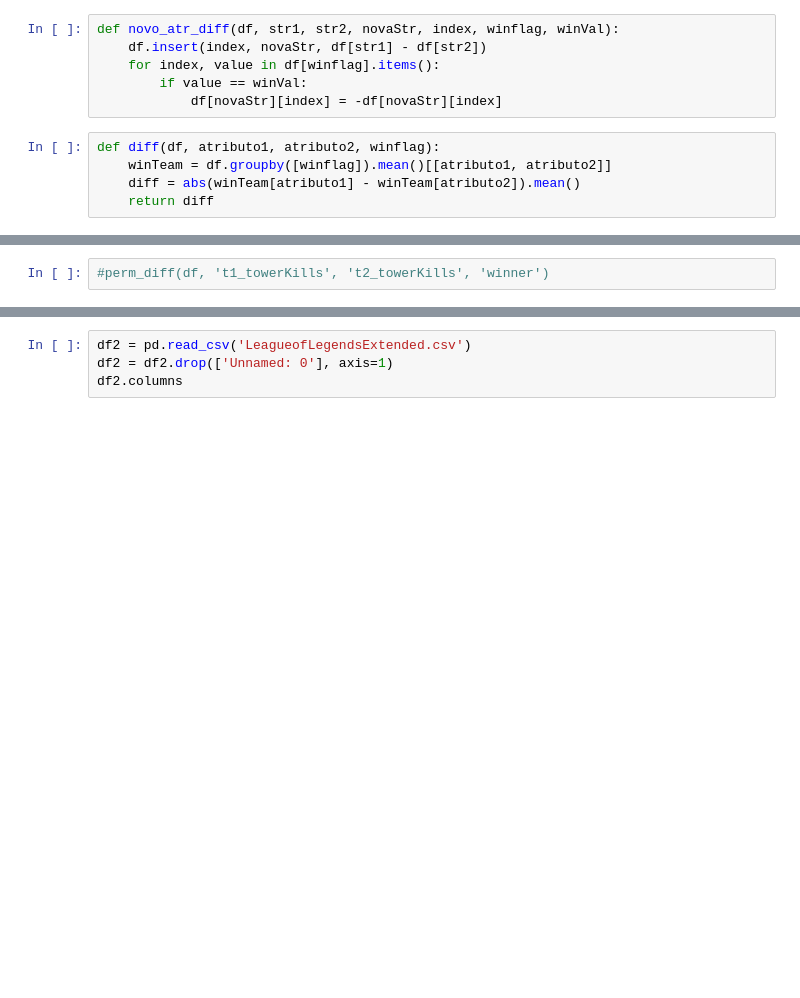
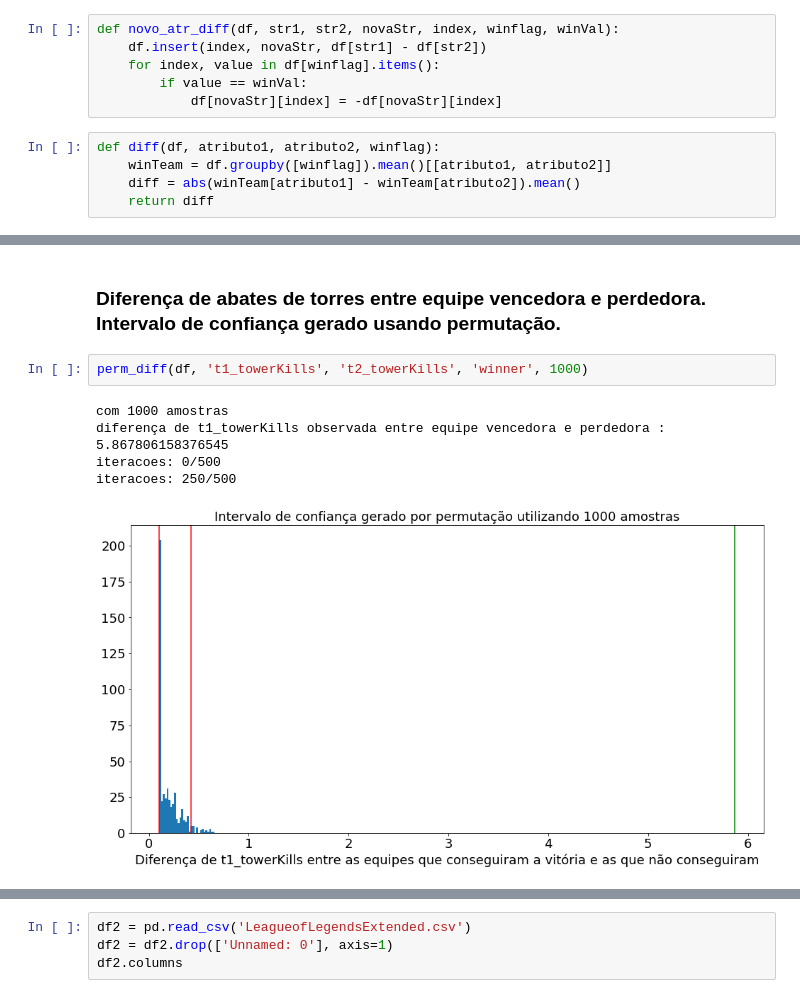
Before and after one commit to guilhermepoluc/league-of-legends-analysis-icd, a Jupyter notebook: testes.ipynb, the cells around one changed output, grey strips where cells are left out. Drawn from its saved outputs; the diff is of its cells as text; blank space fills up the shorter version.

```diff
--- a/testes.ipynb
+++ b/testes.ipynb
@@ -106,2 +165,10 @@ def perm_diff(df, atributo1, atributo2, winflag, it=500):
+# %% [markdown]
+### Diferença de abates de torres entre equipe vencedora e perdedora. Intervalo de confiança gerado usando permutação.
 # %%
-#perm_diff(df, 't1_towerKills', 't2_towerKills', 'winner')
+perm_diff(df, 't1_towerKills', 't2_towerKills', 'winner', 1000)
+# %% [output]
+com 1000 amostras
+diferença de t1_towerKills observada entre equipe vencedora e perdedora : 5.867806158376545
+iteracoes: 0/500
+iteracoes: 250/500
+[figure, added]
```
Also changed, not shown: parts of 36 cells of this notebook, 1 other file.
